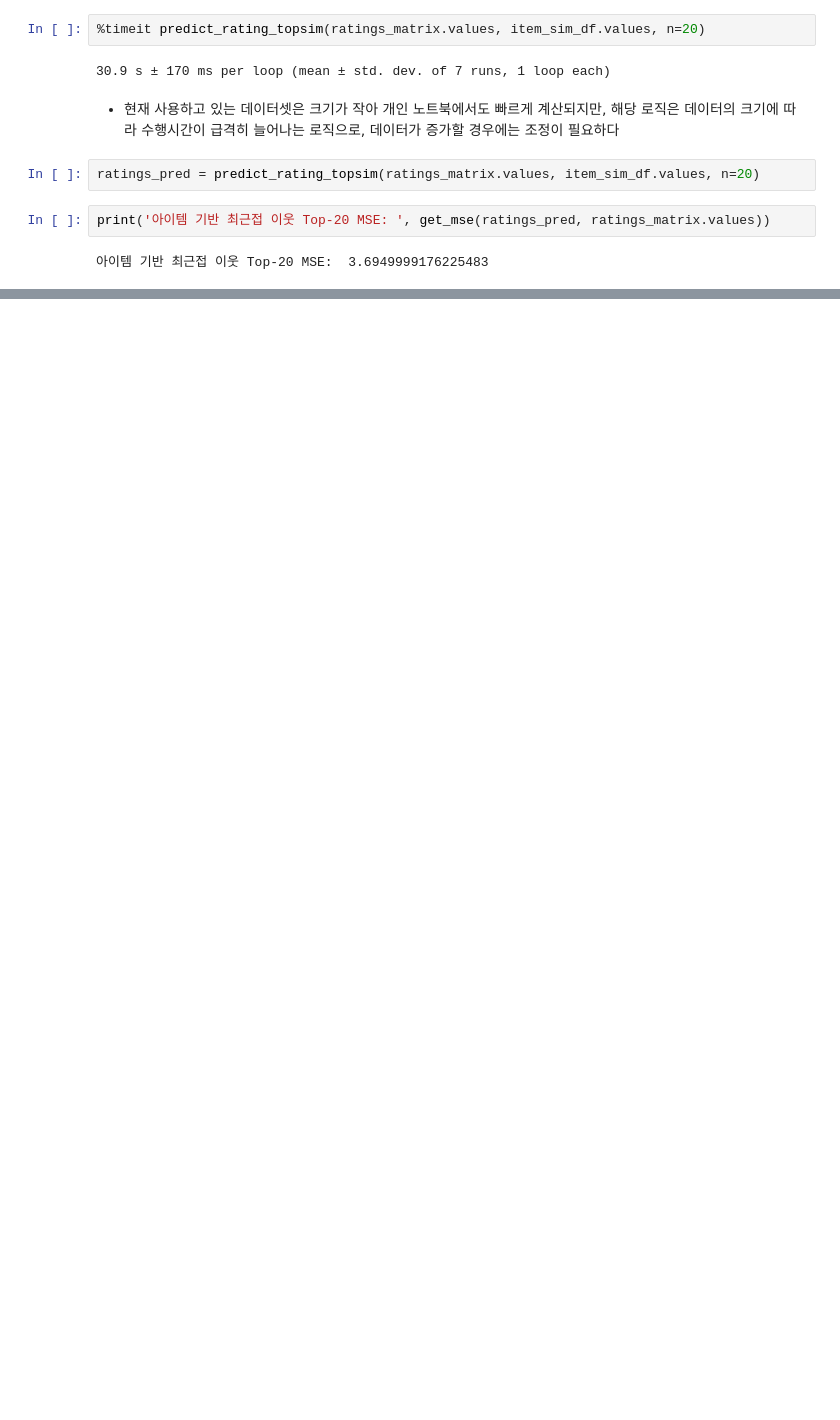
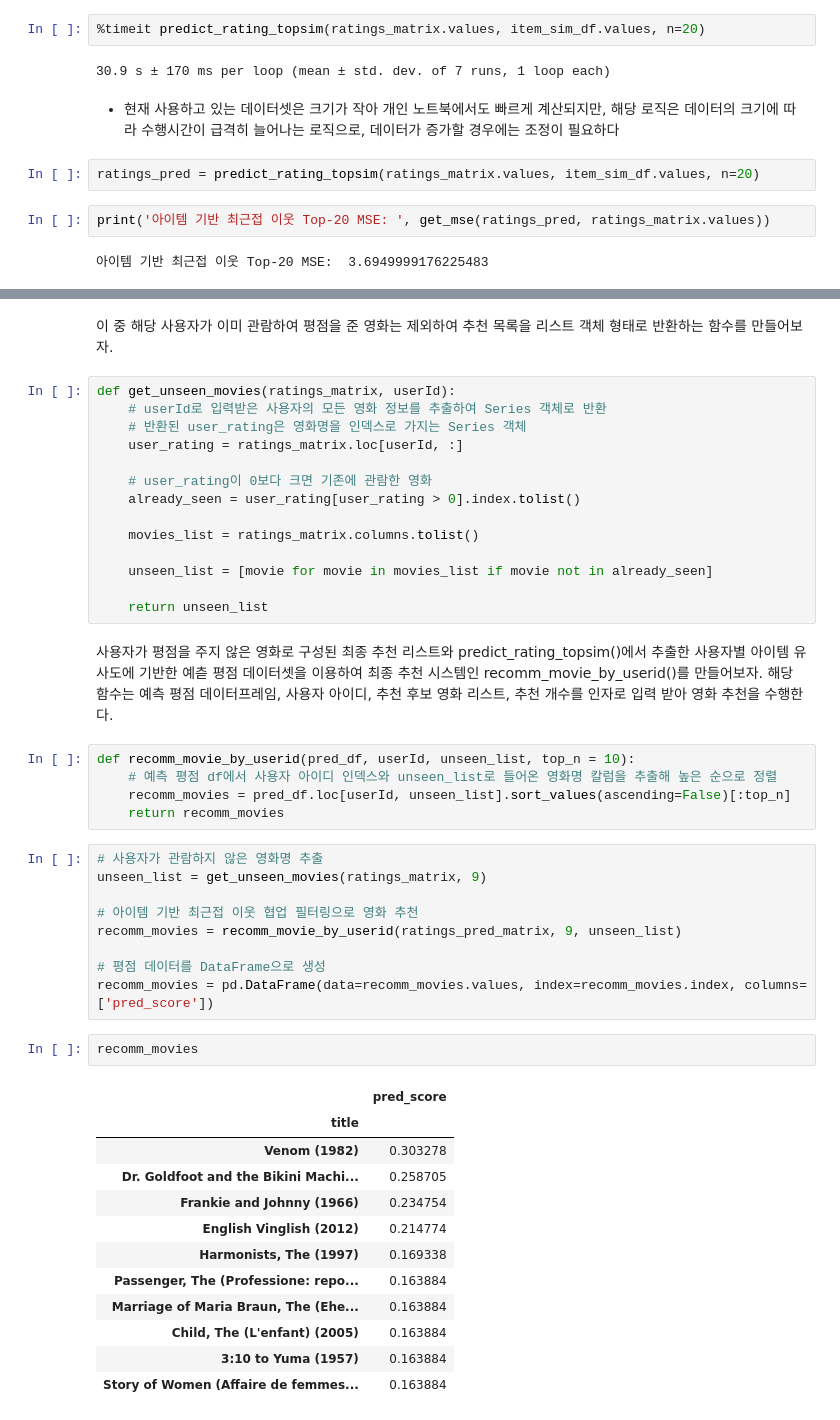
Before and after one commit to KevinTheRainmaker/Recommendation_Algorithms, a Jupyter notebook: 2. Item-Based Nearest Neighbor Collaborative Filtering Practice - MovieLens Dataset.ipynb, the cells around one changed output, grey strips where cells are left out. Drawn from its saved outputs; the diff is of its cells as text; blank space fills up the shorter version.

Commit message:
feat(get_unseen_movies(),-recomm_movie_by_userid()): 사용자 번호를 입력받아 관람되지 않은 영화를 기반으로 추천을 진행하는 함수 생성

```diff
--- a/2. Item-Based Nearest Neighbor Collaborative Filtering Practice - MovieLens Dataset.ipynb
+++ b/2. Item-Based Nearest Neighbor Collaborative Filtering Practice - MovieLens Dataset.ipynb
@@ -231,0 +251,48 @@ print('아이템 기반 최근접 이웃 Top-20 MSE: ', get_mse(ratings_pred, ra
+# %% [markdown]
+이 중 해당 사용자가 이미 관람하여 평점을 준 영화는 제외하여 추천 목록을 리스트 객체 형태로 반환하는 함수를 만들어보자.
+# %%
+def get_unseen_movies(ratings_matrix, userId):
+    # userId로 입력받은 사용자의 모든 영화 정보를 추출하여 Series 객체로 반환
+    # 반환된 user_rating은 영화명을 인덱스로 가지는 Series 객체
+    user_rating = ratings_matrix.loc[userId, :]
+
+    # user_rating이 0보다 크면 기존에 관람한 영화
+    already_seen = user_rating[user_rating > 0].index.tolist()
+
+    movies_list = ratings_matrix.columns.tolist()
+
+    unseen_list = [movie for movie in movies_list if movie not in already_seen]
+
+    return unseen_list
+# %% [markdown]
+사용자가 평점을 주지 않은 영화로 구성된 최종 추천 리스트와 predict_rating_topsim()에서 추출한 사용자별 아이템 유사도에 기반한 예츧 평점 데이터셋을 이용하여 최종 추천 시스템인 recomm_movie_by_userid()를 만들어보자.
+해당 함수는 예측 평점 데이터프레임, 사용자 아이디, 추천 후보 영화 리스트, 추천 개수를 인자로 입력 받아 영화 추천을 수행한다.
+# %%
+def recomm_movie_by_userid(pred_df, userId, unseen_list, top_n = 10):
+    # 예측 평점 df에서 사용자 아이디 인덱스와 unseen_list로 들어온 영화명 칼럼을 추출해 높은 순으로 정렬
+    recomm_movies = pred_df.loc[userId, unseen_list].sort_values(ascending=False)[:top_n]
+    return recomm_movies
+# %%
+# 사용자가 관람하지 않은 영화명 추출
+unseen_list = get_unseen_movies(ratings_matrix, 9)
+
+# 아이템 기반 최근접 이웃 협업 필터링으로 영화 추천
+recomm_movies = recomm_movie_by_userid(ratings_pred_matrix, 9, unseen_list)
+
+# 평점 데이터를 DataFrame으로 생성
+recomm_movies = pd.DataFrame(data=recomm_movies.values, index=recomm_movies.index, columns=['pred_score'])
+# %%
+recomm_movies
+# %% [output]
+|  | pred_score |
+| title |  |
+| Venom (1982) | 0.303278 |
+| Dr. Goldfoot and the Bikini Machi... | 0.258705 |
+| Frankie and Johnny (1966) | 0.234754 |
+| English Vinglish (2012) | 0.214774 |
+| Harmonists, The (1997) | 0.169338 |
+| Passenger, The (Professione: repo... | 0.163884 |
+| Marriage of Maria Braun, The (Ehe... | 0.163884 |
+| Child, The (L'enfant) (2005) | 0.163884 |
+| 3:10 to Yuma (1957) | 0.163884 |
+| Story of Women (Affaire de femmes... | 0.163884 |
```
Also changed, not shown: parts of 3 cells of this notebook.
